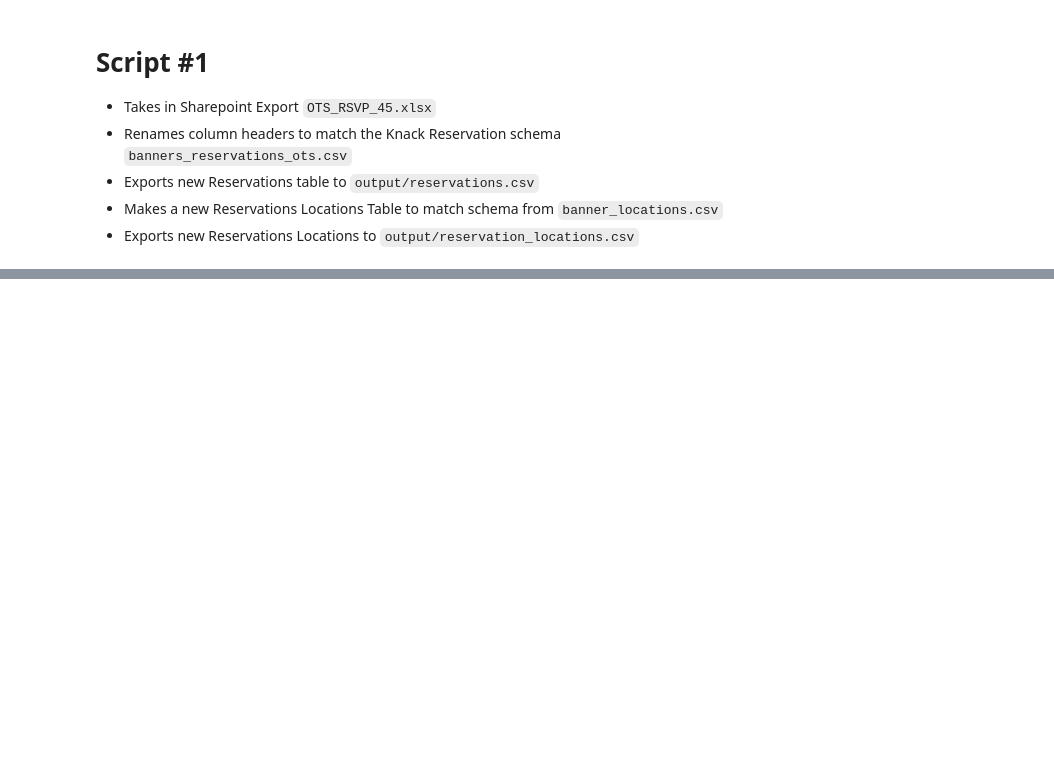
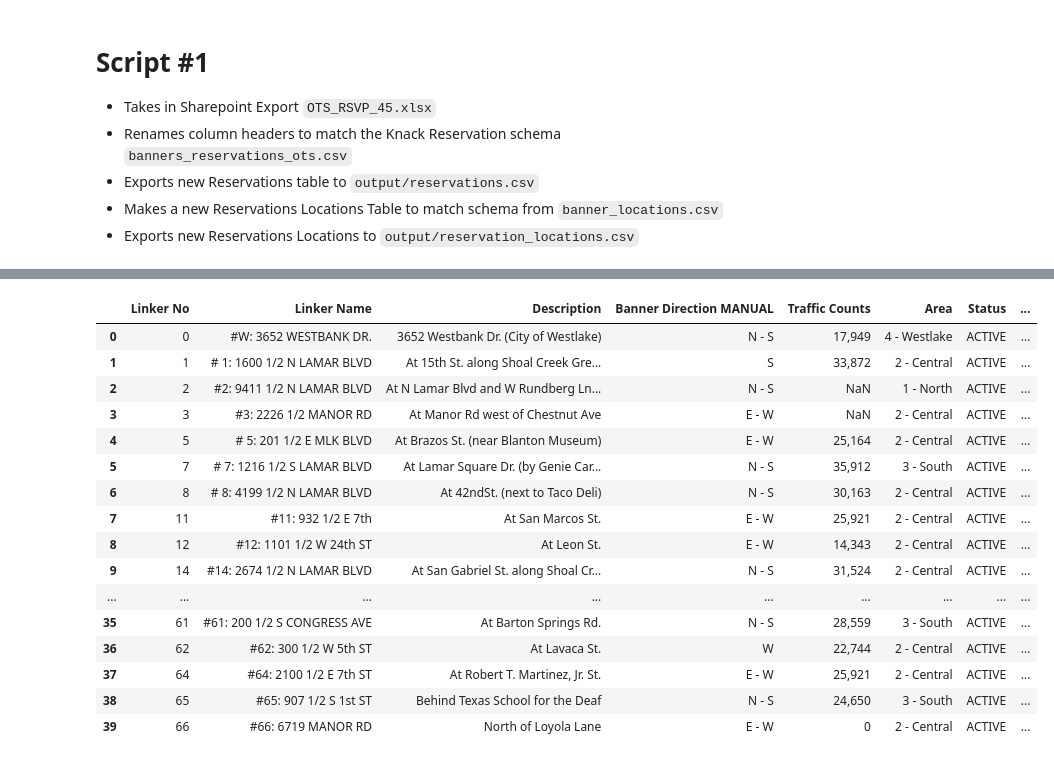
Before and after one commit to cityofaustin/atd-data-tech, a Jupyter notebook: dev/data_cleaning/banner_data_migration/banner_data.ipynb, the cells around one changed output, grey strips where cells are left out. Saved outputs shown, nothing was run; the diff lists cells and outputs as text; code cells hidden in the pictures; blank space fills up the shorter version.

```diff
--- a/dev/data_cleaning/banner_data_migration/banner_data.ipynb
+++ b/dev/data_cleaning/banner_data_migration/banner_data.ipynb
@@ -93,3 +121,24 @@ Index(['Banner Job ID', 'Permit Number', 'banner reservations OT',
+# %%
+locations_df = pd.read_csv('./source_data/banners_over_the_street_locations.csv')
+locations_df
+# %% [output]
+|  | Linker No | Linker Name | Description | Banner Direction MANUAL | Traffic Counts | Area | Status | ... |
+| 0 | 0 | #W: 3652 WESTBANK DR. | 3652 Westbank Dr. (City of Westlake) | N - S | 17,949 | 4 - Westlake | ACTIVE | ... |
+| 1 | 1 | # 1: 1600 1/2 N LAMAR BLVD | At 15th St. along Shoal Creek Gre... | S | 33,872 | 2 - Central | ACTIVE | ... |
+| 2 | 2 | #2: 9411 1/2 N LAMAR BLVD | At N Lamar Blvd and W Rundberg Ln... | N - S | NaN | 1 - North | ACTIVE | ... |
+| 3 | 3 | #3: 2226 1/2 MANOR RD | At Manor Rd west of Chestnut Ave | E - W | NaN | 2 - Central | ACTIVE | ... |
+| 4 | 5 | # 5: 201 1/2 E MLK BLVD | At Brazos St. (near Blanton Museum) | E - W | 25,164 | 2 - Central | ACTIVE | ... |
+| 5 | 7 | # 7: 1216 1/2 S LAMAR BLVD | At Lamar Square Dr. (by Genie Car... | N - S | 35,912 | 3 - South | ACTIVE | ... |
+| 6 | 8 | # 8: 4199 1/2 N LAMAR BLVD | At 42ndSt. (next to Taco Deli) | N - S | 30,163 | 2 - Central | ACTIVE | ... |
+| 7 | 11 | #11: 932 1/2 E 7th | At San Marcos St. | E - W | 25,921 | 2 - Central | ACTIVE | ... |
+| 8 | 12 | #12: 1101 1/2 W 24th ST | At Leon St. | E - W | 14,343 | 2 - Central | ACTIVE | ... |
+| 9 | 14 | #14: 2674 1/2 N LAMAR BLVD | At San Gabriel St. along Shoal Cr... | N - S | 31,524 | 2 - Central | ACTIVE | ... |
+| ... | ... | ... | ... | ... | ... | ... | ... | ... |
+| 35 | 61 | #61: 200 1/2 S CONGRESS AVE | At Barton Springs Rd. | N - S | 28,559 | 3 - South | ACTIVE | ... |
+| 36 | 62 | #62: 300 1/2 W 5th ST | At Lavaca St. | W | 22,744 | 2 - Central | ACTIVE | ... |
+| 37 | 64 | #64: 2100 1/2 E 7th ST | At Robert T. Martinez, Jr. St. | E - W | 25,921 | 2 - Central | ACTIVE | ... |
+| 38 | 65 | #65: 907 1/2 S 1st ST | Behind Texas School for the Deaf | N - S | 24,650 | 3 - South | ACTIVE | ... |
+| 39 | 66 | #66: 6719 MANOR RD | North of Loyola Lane | E - W | 0 | 2 - Central | ACTIVE | ... |
 # %%
 import math
 
```
Also changed, not shown: parts of 6 cells of this notebook.
